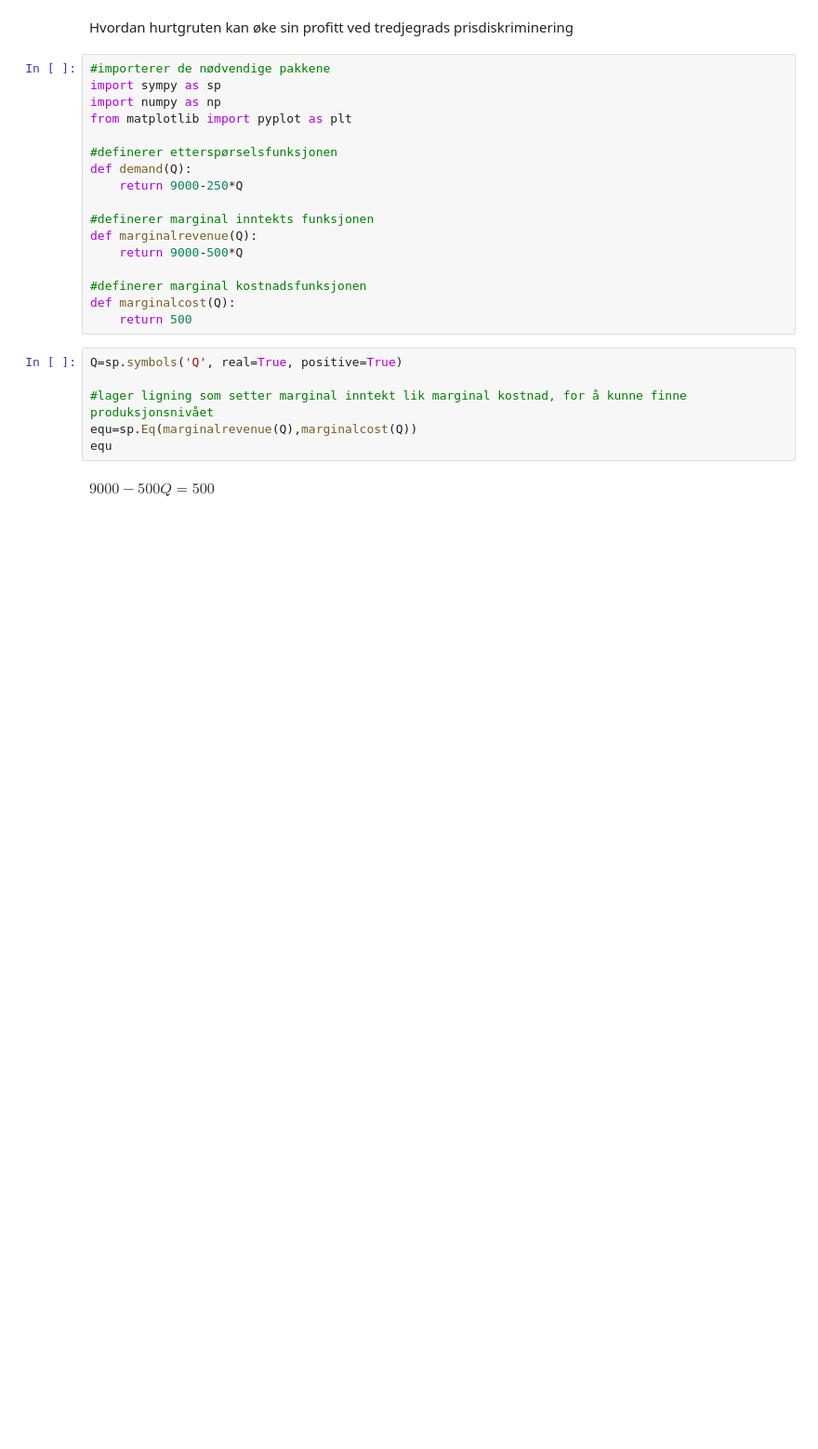
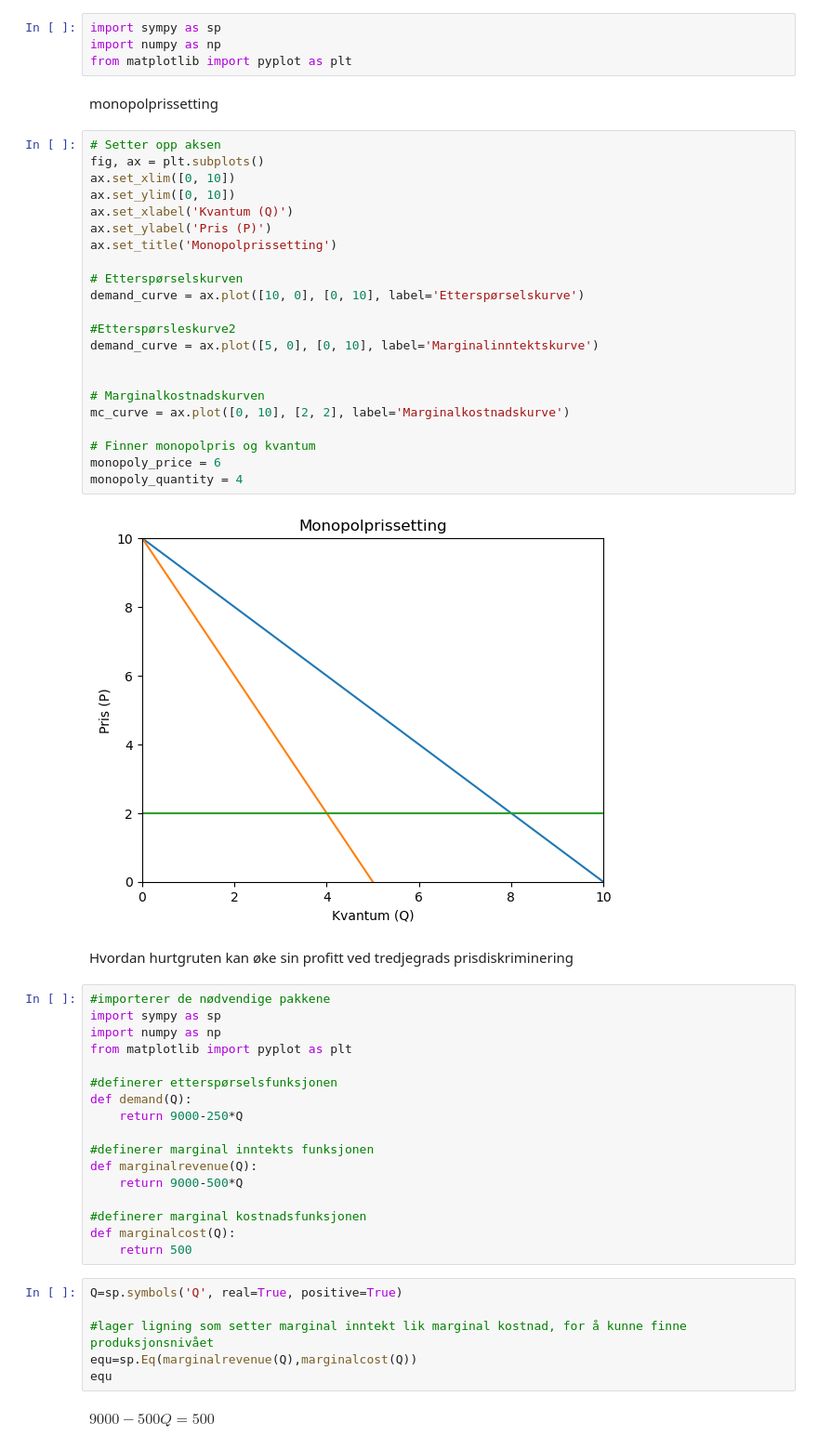
Before and after one commit to kristinakarlsen/sok-2030-hurtigruten, a Jupyter notebook: 3PDhurtigruten.ipynb, the cells around one changed output. Shown at 93% size. Cells and saved outputs as stored; diff of their text form; blank space fills up the shorter version.

```diff
--- a/3PDhurtigruten.ipynb
+++ b/3PDhurtigruten.ipynb
@@ -1,3 +1,33 @@
+# %%
+import sympy as sp
+import numpy as np
+from matplotlib import pyplot as plt
+# %% [markdown]
+monopolprissetting
+# %%
+# Setter opp aksen
+fig, ax = plt.subplots()
+ax.set_xlim([0, 10])
+ax.set_ylim([0, 10])
+ax.set_xlabel('Kvantum (Q)')
+ax.set_ylabel('Pris (P)')
+ax.set_title('Monopolprissetting')
+
+# Etterspørselskurven
+demand_curve = ax.plot([10, 0], [0, 10], label='Etterspørselskurve')
+
+#Etterspørsleskurve2
+demand_curve = ax.plot([5, 0], [0, 10], label='Marginalinntektskurve')
+
+
+# Marginalkostnadskurven
+mc_curve = ax.plot([0, 10], [2, 2], label='Marginalkostnadskurve')
+
+# Finner monopolpris og kvantum
+monopoly_price = 6
+monopoly_quantity = 4
+# %% [output]
+[figure, added]
 # %% [markdown]
 Hvordan hurtgruten kan øke sin profitt ved tredjegrads prisdiskriminering
 # %%
```
Also changed, not shown: parts of 1 cell of this notebook.
